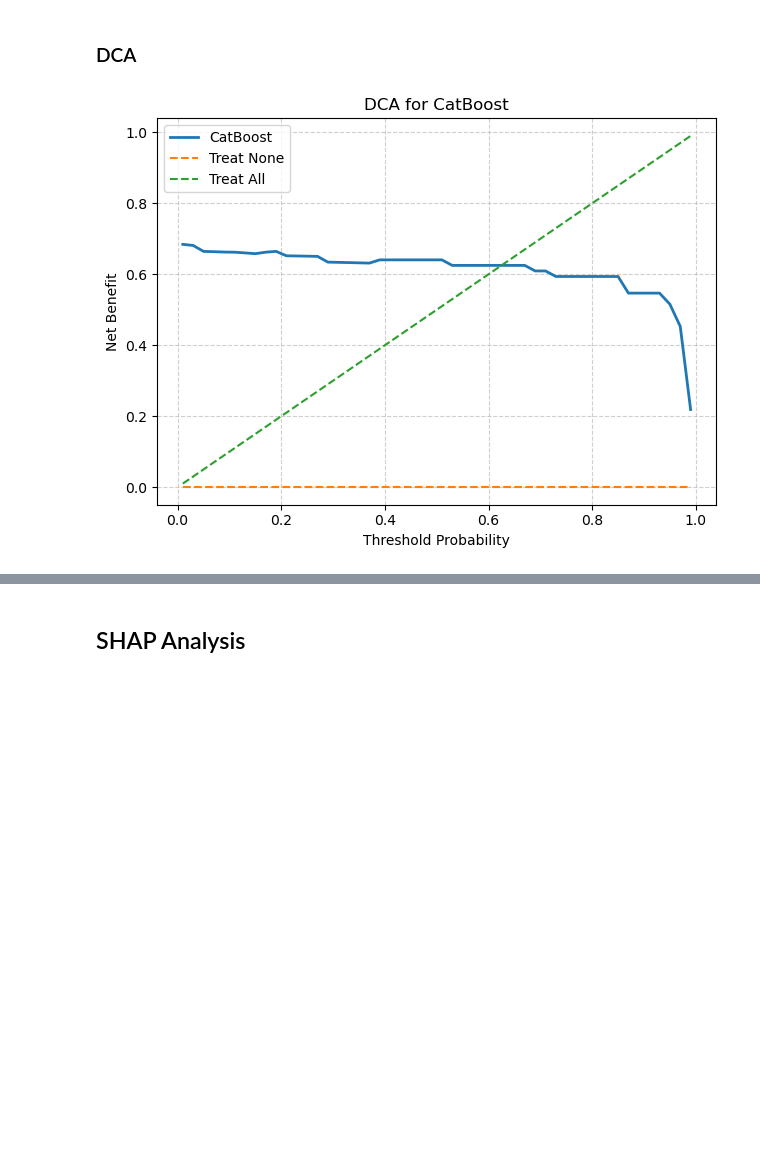
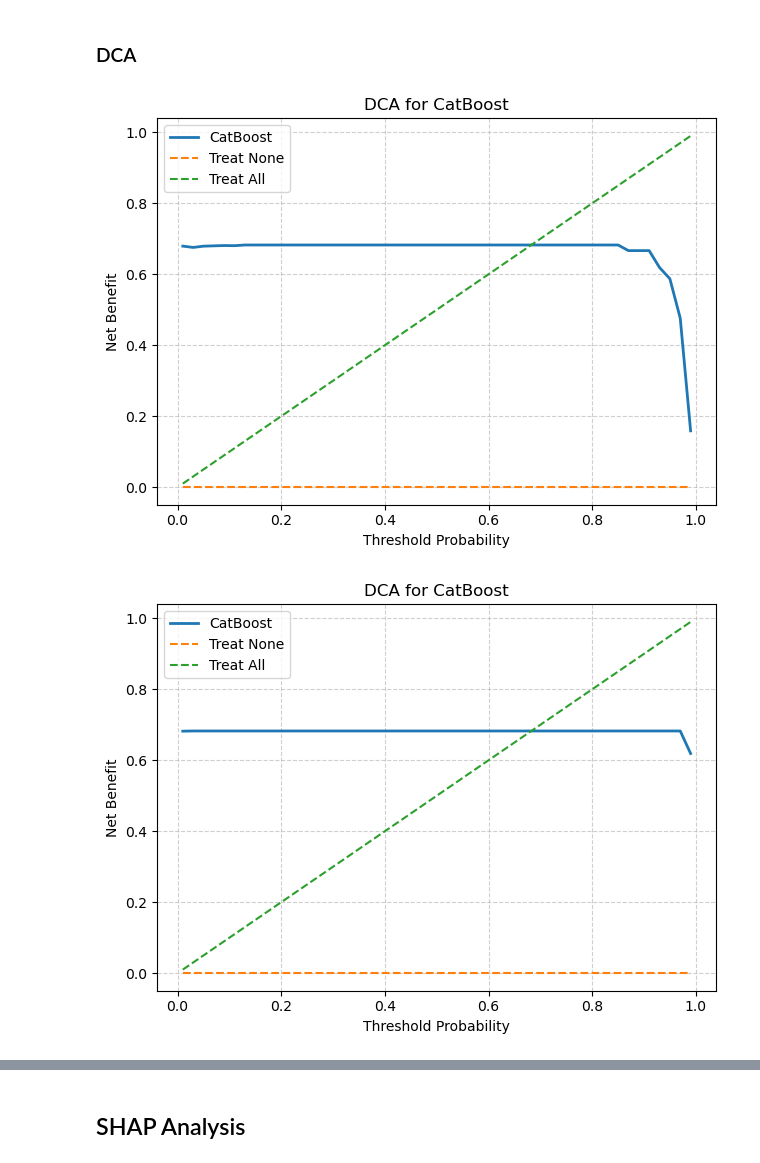
Before and after one commit to acbriza/dpn2026, a Jupyter notebook: module/explainability.ipynb, the cells around one changed output, grey strips where cells are left out. Drawn from its saved outputs; the diff is of its cells as text; code cells hidden in the pictures; blank space fills up the shorter version.

Commit message:
run explainability plots notebook final

```diff
--- a/module/explainability.ipynb
+++ b/module/explainability.ipynb
@@ -159,12 +137,11 @@ split_results[0]
 # %% [markdown]
 ### Feature Importance
-# %%
-model=split_results[0]['model']
-importances = model.get_feature_importance()
-feature_names = X.columns
 # %%
-exp.plot_importances(D, config, importances, feature_names,
-                     minimum=None, limit=None,
-                     savedir=outputdir)
+for s in range(len(split_results)):
+    model = split_results[s]['model']
+    feature_names = X.columns
+    exp.plot_importances(D, model, s, feature_names, config,
+                        minimum=None, limit=None,
+                        savedir=outputdir)
 # %% [output]
 [figure]
@@ -171,9 +150,11 @@ exp.plot_importances(D, config, importances, feature_names,
 # %% [markdown]
 #### ROC Curve
 # %%
-X_test = split_results[0]['X_test']
-y_test = split_results[0]['y_test']
-y_proba = model.predict_proba(X_test)[:,1]
-exp.plot_roc_auc(config, y_test, y_proba, outputdir);
+for s in range(len(split_results)):
+    model = split_results[s]['model']
+    X_test = split_results[s]['X_test']
+    y_test = split_results[s]['y_test']
+    y_proba = model.predict_proba(X_test)[:,1]
+    exp.plot_roc_auc(y_test, y_proba, s, config, outputdir);
 # %% [output]
 [figure]
@@ -180,6 +163,9 @@ exp.plot_roc_auc(config, y_test, y_proba, outputdir);
 # %% [markdown]
 ### DCA
 # %%
-thresholds, nb = exp.plot_decision_curve_analysis(config, model, X_test, y_test, savedir=outputdir)
+for s in range(len(split_results)):
+    model = split_results[s]['model']
+    thresholds, nb = exp.plot_decision_curve_analysis(model, s, X_test, y_test, config, savedir=outputdir)
 # %% [output]
-[figure, old version]
+[figure, new version]
+[figure, added]
```
Also changed, not shown: parts of 10 cells of this notebook.
